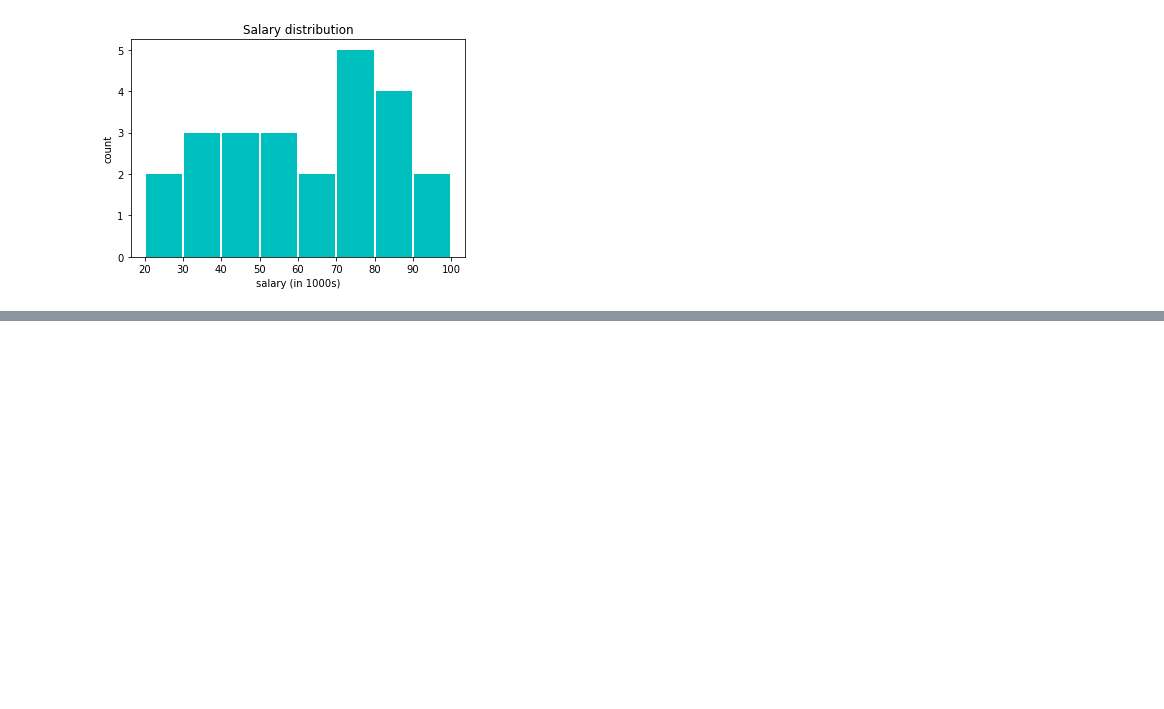
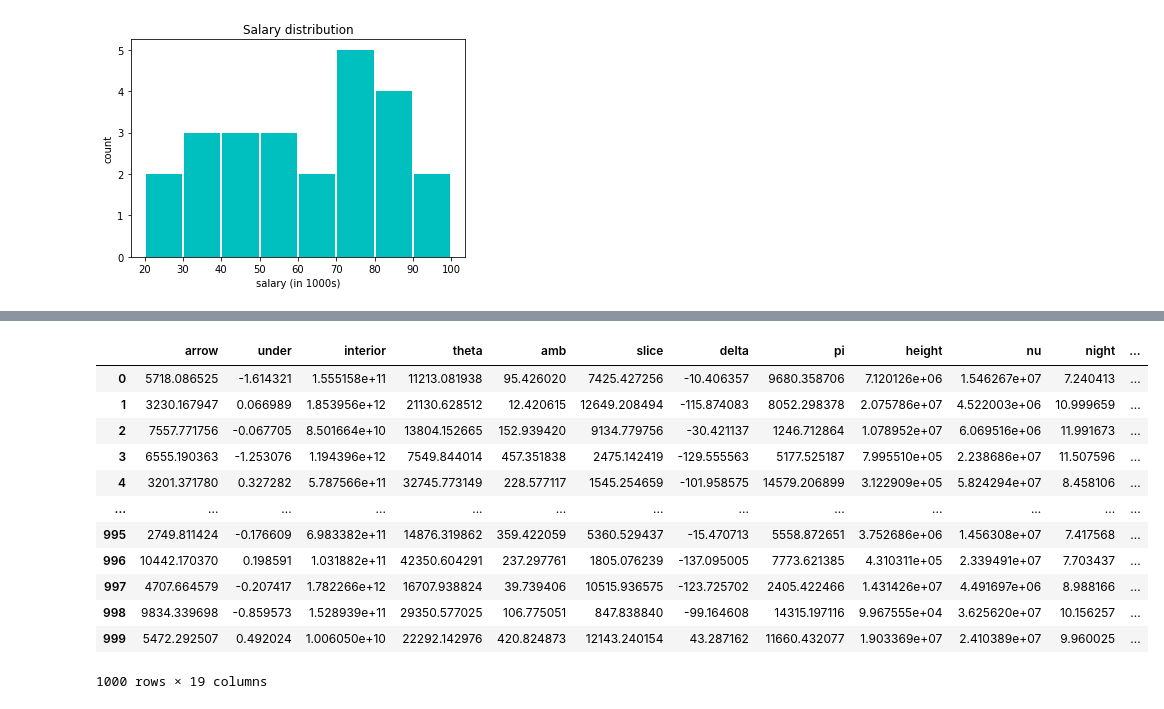
Before and after one commit to Sreekanthrshekar/personal_projects, a Jupyter notebook: Matplotlib.ipynb, the cells around one changed output, grey strips where cells are left out. Saved outputs shown, nothing was run; the diff lists cells and outputs as text; code cells hidden in the pictures; blank space fills up the shorter version.

```diff
--- a/Matplotlib.ipynb
+++ b/Matplotlib.ipynb
@@ -122,0 +127,21 @@ plt.show()
+# %%
+import numpy as np
+import pandas as pd
+import matplotlib.pyplot as plt
+data = pd.read_csv('https://www.dropbox.com/s/4jgheggd1dak5pw/data_visualization.csv?raw=1', index_col=0)
+# %%
+data
+# %% [output]
+|  | arrow | under | interior | theta | amb | slice | delta | pi | height | nu | night | ... |
+| 0 | 5718.086525 | -1.614321 | 1.555158e+11 | 11213.081938 | 95.426020 | 7425.427256 | -10.406357 | 9680.358706 | 7.120126e+06 | 1.546267e+07 | 7.240413 | ... |
+| 1 | 3230.167947 | 0.066989 | 1.853956e+12 | 21130.628512 | 12.420615 | 12649.208494 | -115.874083 | 8052.298378 | 2.075786e+07 | 4.522003e+06 | 10.999659 | ... |
+| 2 | 7557.771756 | -0.067705 | 8.501664e+10 | 13804.152665 | 152.939420 | 9134.779756 | -30.421137 | 1246.712864 | 1.078952e+07 | 6.069516e+06 | 11.991673 | ... |
+| 3 | 6555.190363 | -1.253076 | 1.194396e+12 | 7549.844014 | 457.351838 | 2475.142419 | -129.555563 | 5177.525187 | 7.995510e+05 | 2.238686e+07 | 11.507596 | ... |
+| 4 | 3201.371780 | 0.327282 | 5.787566e+11 | 32745.773149 | 228.577117 | 1545.254659 | -101.958575 | 14579.206899 | 3.122909e+05 | 5.824294e+07 | 8.458106 | ... |
+| ... | ... | ... | ... | ... | ... | ... | ... | ... | ... | ... | ... | ... |
+| 995 | 2749.811424 | -0.176609 | 6.983382e+11 | 14876.319862 | 359.422059 | 5360.529437 | -15.470713 | 5558.872651 | 3.752686e+06 | 1.456308e+07 | 7.417568 | ... |
+| 996 | 10442.170370 | 0.198591 | 1.031882e+11 | 42350.604291 | 237.297761 | 1805.076239 | -137.095005 | 7773.621385 | 4.310311e+05 | 2.339491e+07 | 7.703437 | ... |
+| 997 | 4707.664579 | -0.207417 | 1.782266e+12 | 16707.938824 | 39.739406 | 10515.936575 | -123.725702 | 2405.422466 | 1.431426e+07 | 4.491697e+06 | 8.988166 | ... |
+| 998 | 9834.339698 | -0.859573 | 1.528939e+11 | 29350.577025 | 106.775051 | 847.838840 | -99.164608 | 14315.197116 | 9.967555e+04 | 3.625620e+07 | 10.156257 | ... |
+| 999 | 5472.292507 | 0.492024 | 1.006050e+10 | 22292.142976 | 420.824873 | 12143.240154 | 43.287162 | 11660.432077 | 1.903369e+07 | 2.410389e+07 | 9.960025 | ... |
+1000 rows × 19 columns
```
Also changed, not shown: parts of 5 cells of this notebook.
